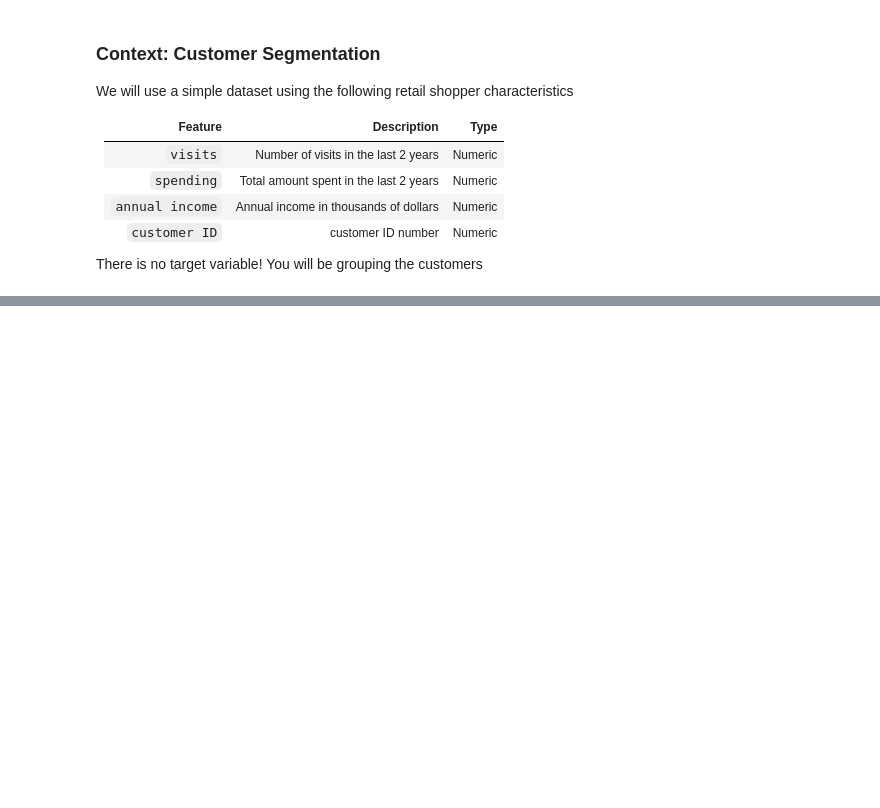
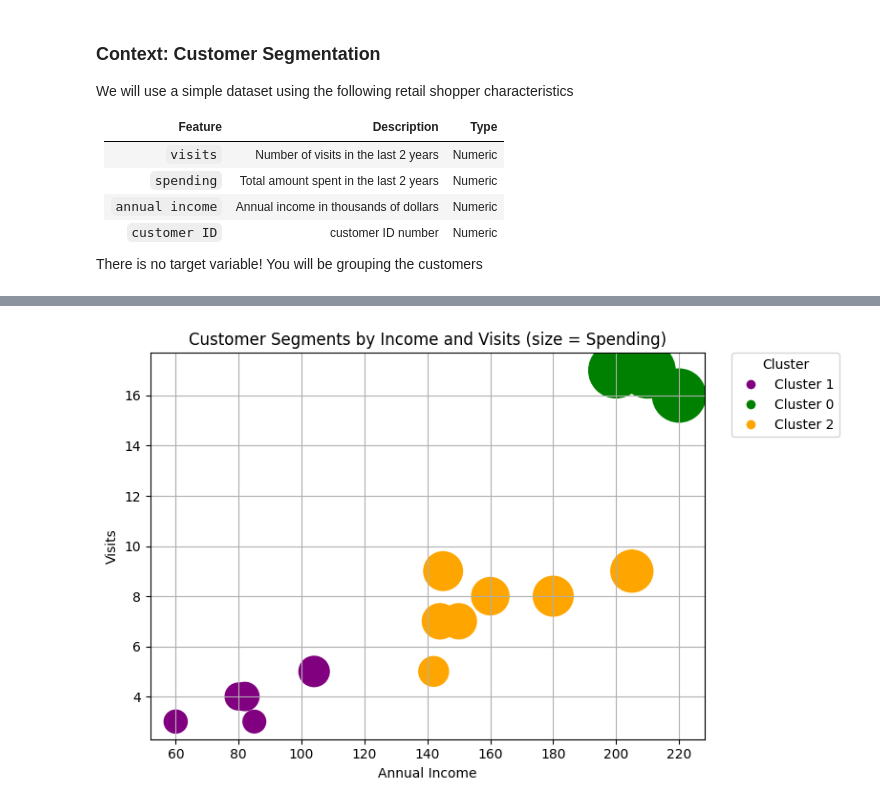
Before and after one commit to Luoxiaowanzi/IS-4487-Guide, a Jupyter notebook: Demos/demo_09_clustering.ipynb, the cells around one changed output, grey strips where cells are left out. Drawn from its saved outputs; the diff is of its cells as text; code cells hidden in the pictures; blank space fills up the shorter version.

```diff
--- a/Demos/demo_09_clustering.ipynb
+++ b/Demos/demo_09_clustering.ipynb
@@ -64,14 +80,0 @@ Visualize Model
-# %%
-# Plot clusters in using Age and Income
-plt.figure(figsize=(8, 5))
-for cluster in df['Cluster'].unique():
-    cluster_data = df[df['Cluster'] == cluster]
-    plt.scatter(cluster_data['Annual Income (k$)'], cluster_data['Visits'], label=f'Cluster {cluster}')
-
-plt.xlabel('Annual Income (k$)')
-plt.ylabel('Spending')
-plt.title('Customer Segmentation (by Visits, Income, Spending)')
-plt.legend()
-plt.grid(True)
-plt.tight_layout()
-plt.show()
@@ -78 +91,27 @@ plt.show()
+# %%
+from matplotlib.lines import Line2D
+
+# choose colors to use for each cluster
+colors = ['purple', 'green', 'orange']
+
+# plot each cluster one by one
+plt.figure(figsize=(8,5))
+for i, cluster in enumerate(df['Cluster'].unique()):
+    subset = df[df['Cluster'] == cluster]
+    plt.scatter(subset['Annual Income (k$)'], subset['Visits'], s=subset['Spending'], color=colors[i], label=f'Cluster {cluster}')
+
+plt.xlabel('Annual Income')
+plt.ylabel('Visits')
+plt.title('Customer Segments by Income and Visits (size = Spending)')
+
+# --- Custom legend with uniform marker size ---
+legend_elements = [
+    Line2D([0], [0], marker='o', color='w', label=f'Cluster {cluster}', markerfacecolor=colors[i], markersize=8) for i, cluster in enumerate(df['Cluster'].unique()) ]
+plt.legend( handles=legend_elements, title='Cluster', bbox_to_anchor=(1.05, 1), loc='upper left', borderaxespad=0.)
+
+plt.grid(True)
+plt.tight_layout()
+plt.show()
+# %% [output]
+[figure, added]
 # %% [markdown]
```
Also changed, not shown: parts of 12 cells of this notebook.
